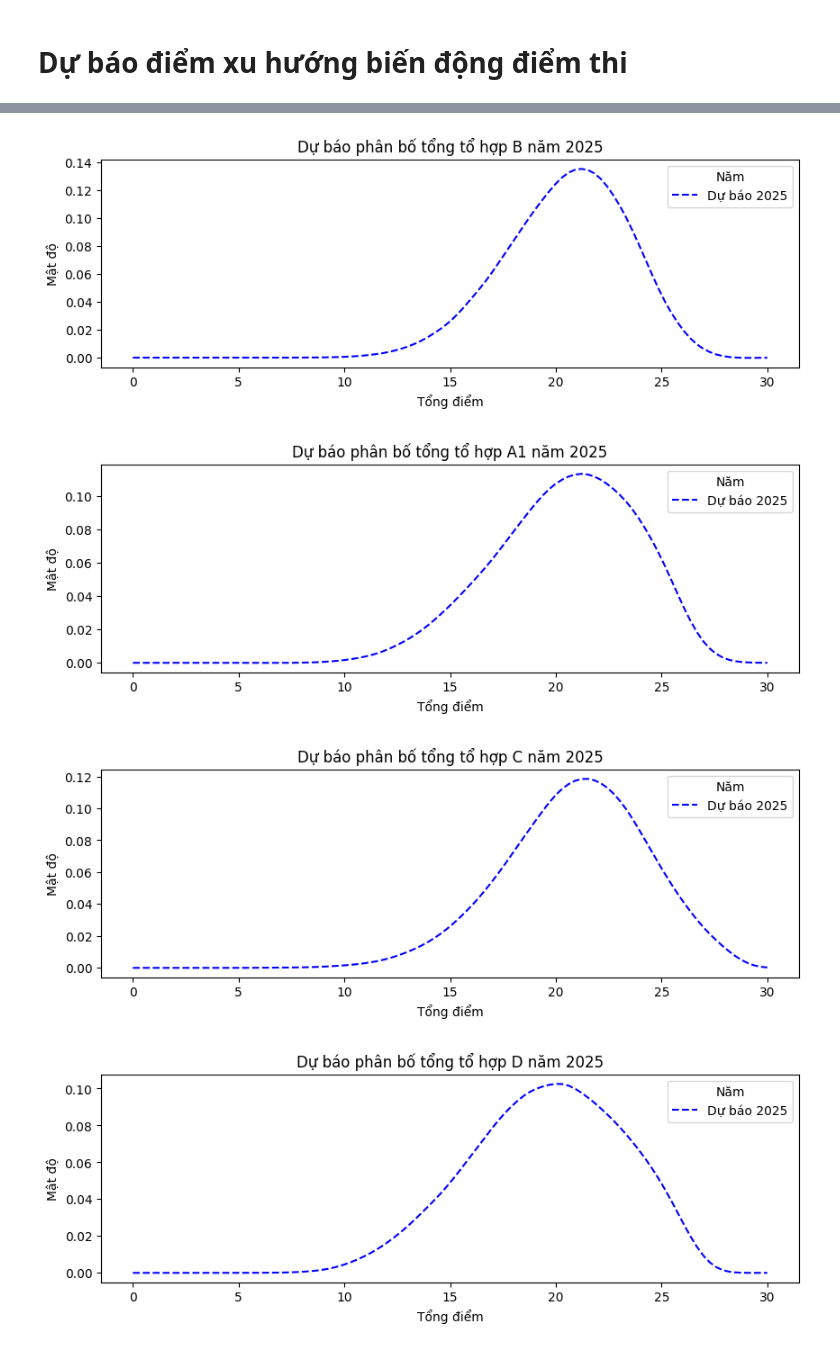
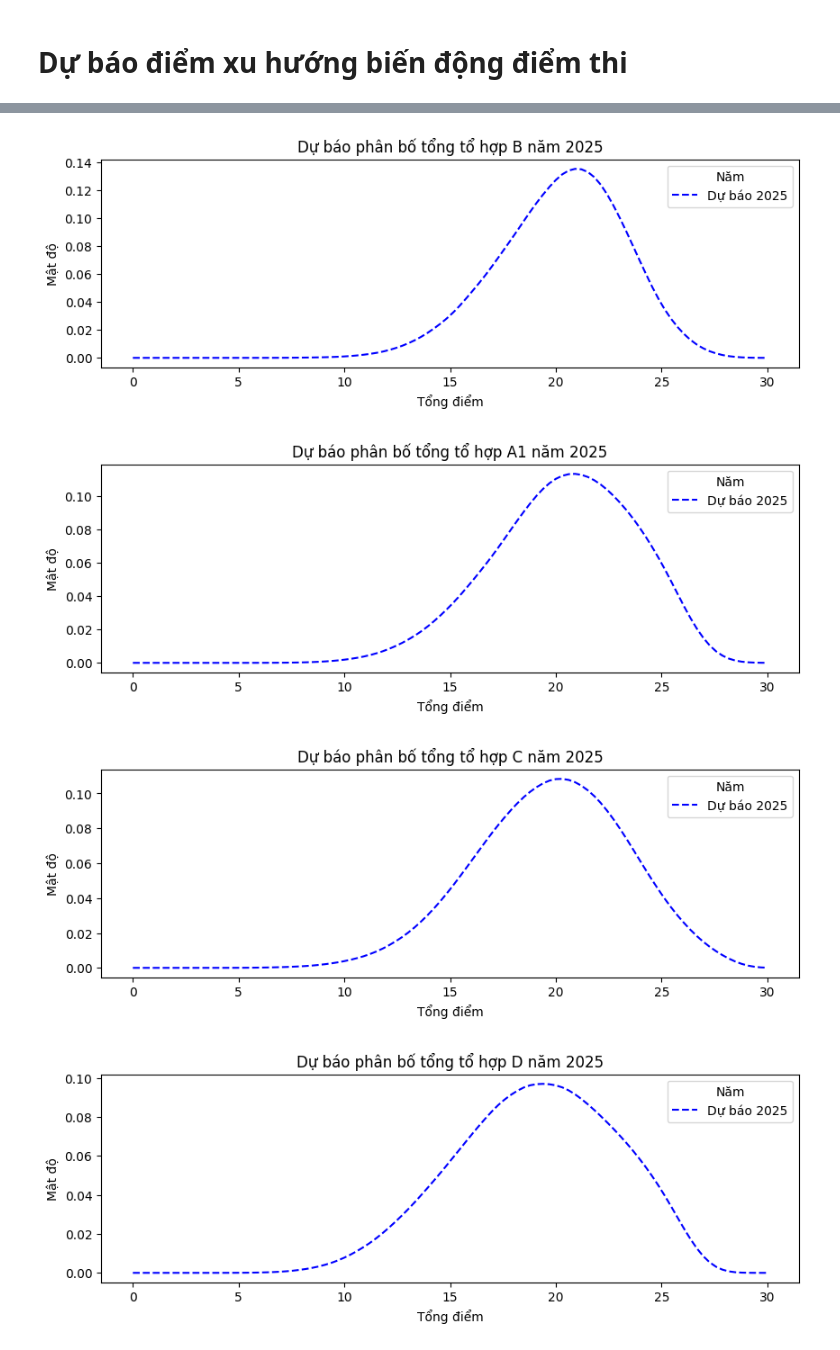
Before and after one commit to TubVP/BTL_TDA, a Jupyter notebook: Prediction/prediction.ipynb, the cells around one changed output, grey strips where cells are left out. Cells and saved outputs as stored; diff of their text form; code cells hidden in the pictures.

```diff
--- a/Prediction/prediction.ipynb
+++ b/Prediction/prediction.ipynb
@@ -8,6 +8,7 @@ import numpy as np
 
 # Đọc dữ liệu từ các file
 file_paths = {
+    "2019": r'..\Data\diem_thi_2019.csv',
     "2020": r'..\Data\diem_thi_2020.csv',
     "2021": r'..\Data\diem_thi_2021.csv',
     "2022": r'..\Data\diem_thi_2022.csv',
@@ -115,6 +116,7 @@ from sklearn.linear_model import LinearRegression
 
 # Đọc dữ liệu từ các file
 file_paths = {
+    "2019": r'..\Data\diem_thi_2019.csv',
     "2020": r'..\Data\diem_thi_2020.csv',
     "2021": r'..\Data\diem_thi_2021.csv',
     "2022": r'..\Data\diem_thi_2022.csv',
@@ -258,6 +260,7 @@ from sklearn.linear_model import LinearRegression
 
 # Đọc và gộp dữ liệu
 files = {
+    2019: r'..\Data\diem_thi_2019.csv',
     2020: r'..\Data\diem_thi_2020.csv',
     2021: r'..\Data\diem_thi_2021.csv',
     2022: r'..\Data\diem_thi_2022.csv',
@@ -337,4 +340,4 @@ for combo in combinations:
-[figure, old version]
+[figure, new version]
-[figure, old version]
+[figure, new version]
-[figure, old version]
+[figure, new version]
-[figure, old version]
+[figure, new version]
```
Also changed, not shown: parts of 5 cells of this notebook, 3 other files.
